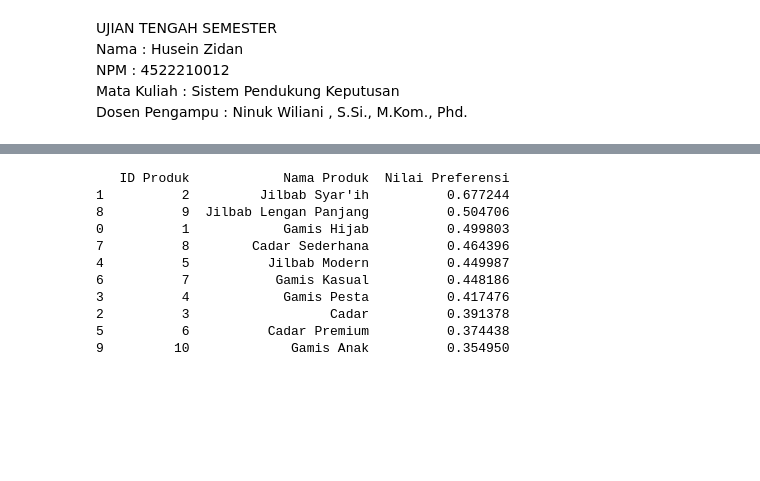
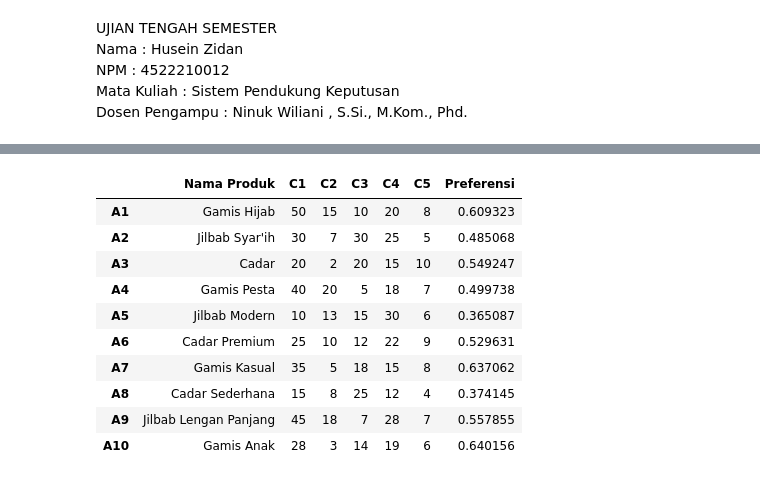
Before and after one commit to ZIDANIDROS/BelajarDataScience, a Jupyter notebook: 4522210012_husein_zidan_SPK_uts.ipynb, the cells around one changed output, grey strips where cells are left out. Drawn from its saved outputs; the diff is of its cells as text; code cells hidden in the pictures; blank space fills up the shorter version.

```diff
--- a/4522210012_husein_zidan_SPK_uts.ipynb
+++ b/4522210012_husein_zidan_SPK_uts.ipynb
@@ -100,0 +84,3 @@ dtype: float64
+# %%
+# Bobot untuk setiap kriteria
+weights = np.array([0.3, 0.25, 0.2, 0.15, 0.1])
@@ -100,0 +107,18 @@ dtype: float64
+# %%
+# Menghitung nilai ideal positif (A+)
+A_plus = [
+    Y.max()[0],  # max for C1 (Benefit)
+    Y.min()[1],  # min for C2 (Cost)
+    Y.min()[2],  # min for C3 (Cost)
+    Y.max()[3],  # max for C4 (Benefit)
+    Y.max()[4]   # max for C5 (Benefit)
+]
+
+# Menghitung nilai ideal negatif (A-)
+A_minus = [
+    Y.min()[0],  # min for C1 (Benefit)
+    Y.max()[1],  # max for C2 (Cost)
+    Y.max()[2],  # max for C3 (Cost)
+    Y.min()[3],  # min for C4 (Benefit)
+    Y.min()[4]   # min for C5 (Benefit)
+]
@@ -101,9 +145,10 @@ dtype: float64
 # %%
-D_plus = np.sqrt(((df_weighted - A_plus) ** 2).sum(axis=1))
-print(D_plus)
+# Menghitung D+ dan D-
+D_plus = np.sqrt(((Y - A_plus) ** 2).sum(axis=1))
+D_minus = np.sqrt(((Y - A_minus) ** 2).sum(axis=1))
 
-print('')
-
-D_minus = np.sqrt(((df_weighted - A_minus) ** 2).sum(axis=1))
-print(D_minus)
+# Menampilkan hasil
+print("D+:\n", D_plus)
+print("===================")
+print("D-:\n", D_minus)
 # %% [output]
@@ -146,18 +172,21 @@ dtype: float64
-# %%
-# Mengurutkan produk berdasarkan nilai preferensi
-df_produk_sorted = df_produk.sort_values(by='Nilai Preferensi', ascending=False)
-
-# Menampilkan hasil akhir
-print(df_produk_sorted[['ID Produk', 'Nama Produk', 'Nilai Preferensi']])
-# %% [output]
-   ID Produk            Nama Produk  Nilai Preferensi
-1          2         Jilbab Syar'ih          0.677244
-8          9  Jilbab Lengan Panjang          0.504706
-0          1            Gamis Hijab          0.499803
-7          8        Cadar Sederhana          0.464396
-4          5          Jilbab Modern          0.449987
-6          7           Gamis Kasual          0.448186
-3          4            Gamis Pesta          0.417476
-2          3                  Cadar          0.391378
-5          6          Cadar Premium          0.374438
-9         10             Gamis Anak          0.354950
+# %%
+# Menghitung nilai preferensi (P)
+P = D_minus / (D_plus + D_minus)
+
+# Menambahkan nilai preferensi ke DataFrame
+df['Preferensi'] = P
+
+# Menampilkan hasil
+df
+# %% [output]
+|  | Nama Produk | C1 | C2 | C3 | C4 | C5 | Preferensi |
+| A1 | Gamis Hijab | 50 | 15 | 10 | 20 | 8 | 0.609323 |
+| A2 | Jilbab Syar'ih | 30 | 7 | 30 | 25 | 5 | 0.485068 |
+| A3 | Cadar | 20 | 2 | 20 | 15 | 10 | 0.549247 |
+| A4 | Gamis Pesta | 40 | 20 | 5 | 18 | 7 | 0.499738 |
+| A5 | Jilbab Modern | 10 | 13 | 15 | 30 | 6 | 0.365087 |
+| A6 | Cadar Premium | 25 | 10 | 12 | 22 | 9 | 0.529631 |
+| A7 | Gamis Kasual | 35 | 5 | 18 | 15 | 8 | 0.637062 |
+| A8 | Cadar Sederhana | 15 | 8 | 25 | 12 | 4 | 0.374145 |
+| A9 | Jilbab Lengan Panjang | 45 | 18 | 7 | 28 | 7 | 0.557855 |
+| A10 | Gamis Anak | 28 | 3 | 14 | 19 | 6 | 0.640156 |
```
Also changed, not shown: parts of 13 cells of this notebook.
